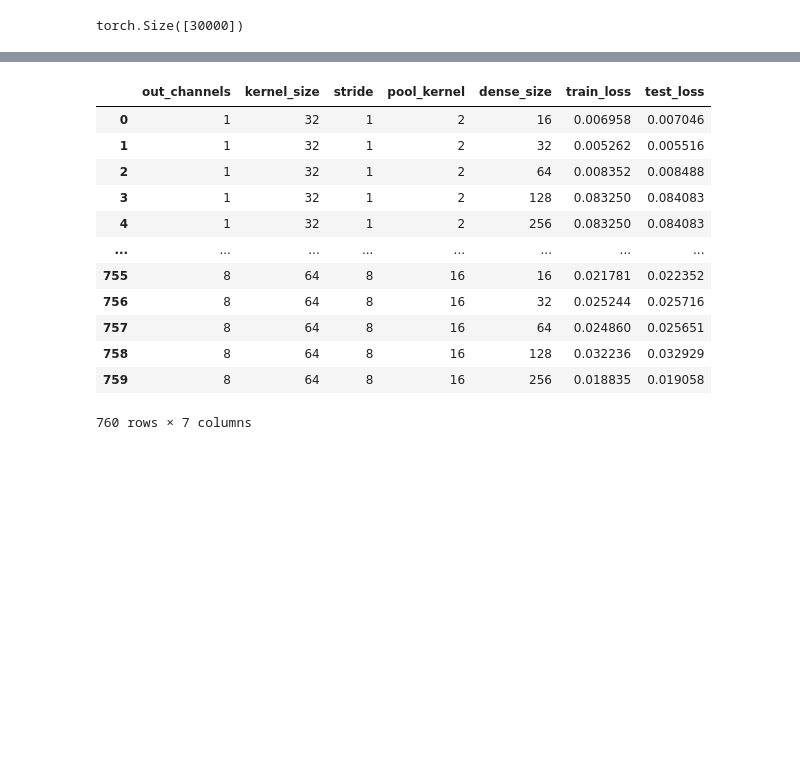
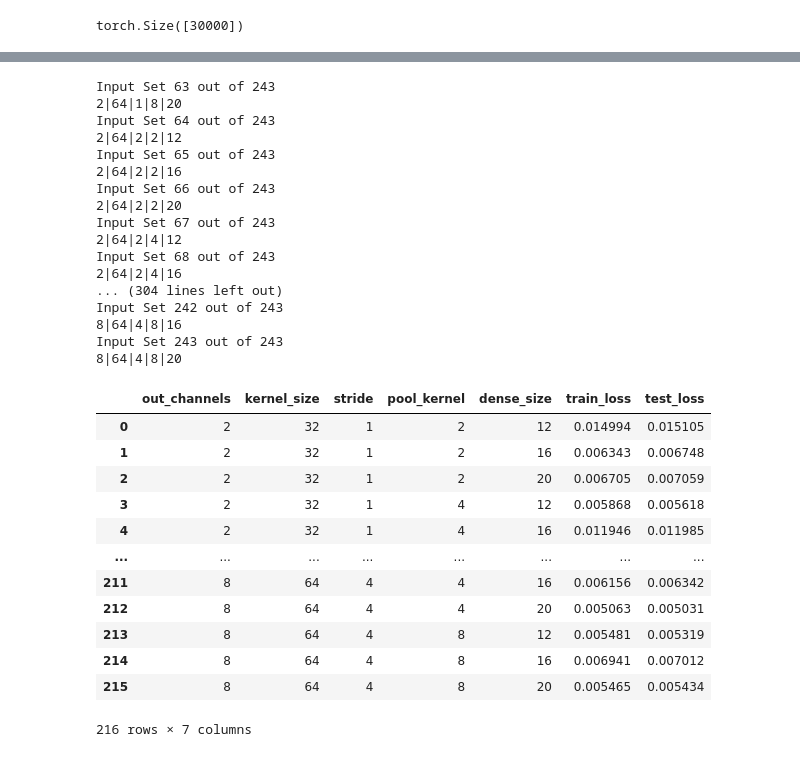
Before and after one commit to ncallahanml/baseline_networks, a Jupyter notebook: SineWaveGenerator.ipynb, the cells around one changed output, grey strips where cells are left out. Cells and saved outputs as stored; diff of their text form; code cells hidden in the pictures; blank space fills up the shorter version.

```diff
--- a/SineWaveGenerator.ipynb
+++ b/SineWaveGenerator.ipynb
@@ -458,17 +458,17 @@ def plot_loss(items, title='', step=1):
     plt.show()
     return
 # %%
-out_channelss = [1,2,4,8]
+out_channelss = [2,4,8]
 kernel_sizes = [32,48,64]
-strides = [1,2,4,8]
-pool_kernels = [2,4,8,16]
-dense_sizes = [16,32,64,128,256]
+strides = [1,2,4]
+pool_kernels = [2,4,8]
+dense_sizes = [12,16,20]
 
 total_i = np.prod((len(out_channelss), len(kernel_sizes), len(strides), len(pool_kernels), len(dense_sizes)))
 
 columns = ['out_channels','kernel_size','stride','pool_kernel','dense_size','train_loss','test_loss']
 rows = list()
-n_epochs = 6
+n_epochs = 30
 batch_size = 128
 for i, (out_channels, kernel_size, stride, pool_kernel, dense_size) in enumerate(itertools.product(out_channelss, kernel_sizes, strides, pool_kernels, dense_sizes)):
     if stride is None:
@@ -477,7 +477,7 @@ for i, (out_channels, kernel_size, stride, pool_kernel, dense_size) in enumerate
         continue
 
     print('Input Set', i + 1, 'out of', total_i, end='\n')
-    print(out_channels, kernel_size, stride, pool_kernel, sep='\n')
+    print(out_channels, kernel_size, stride, pool_kernel, dense_size, sep='|')
 
     model = SineCNN(
         train_dataset.shape[2] - 1,
@@ -495,14 +495,14 @@ for i, (out_channels, kernel_size, stride, pool_kernel, dense_size) in enumerate
             test_dataset,
             n_epochs=n_epochs,
             batch_size=batch_size,
-            test_full=True
+            test_full=True,
+            early_stop_patience=5,
         )
     except RuntimeError as re:
         print(re)
         continue
 
     train_loss, test_loss = zip(*items)
-    assert len(train_loss) == n_epochs
     train_loss = np.mean(train_loss[2:])
     test_loss = np.mean(test_loss[2:])
 
@@ -534,16 +534,33 @@ Input Set 3 out of 960
+Input Set 63 out of 243
+2|64|1|8|20
+Input Set 64 out of 243
+2|64|2|2|12
+Input Set 65 out of 243
+2|64|2|2|16
+Input Set 66 out of 243
+2|64|2|2|20
+Input Set 67 out of 243
+2|64|2|4|12
+Input Set 68 out of 243
+2|64|2|4|16
+... (304 lines left out)
+Input Set 242 out of 243
+8|64|4|8|16
+Input Set 243 out of 243
+8|64|4|8|20
 |  | out_channels | kernel_size | stride | pool_kernel | dense_size | train_loss | test_loss |
-| 0 | 1 | 32 | 1 | 2 | 16 | 0.006958 | 0.007046 |
-| 1 | 1 | 32 | 1 | 2 | 32 | 0.005262 | 0.005516 |
-| 2 | 1 | 32 | 1 | 2 | 64 | 0.008352 | 0.008488 |
-| 3 | 1 | 32 | 1 | 2 | 128 | 0.083250 | 0.084083 |
-| 4 | 1 | 32 | 1 | 2 | 256 | 0.083250 | 0.084083 |
+| 0 | 2 | 32 | 1 | 2 | 12 | 0.014994 | 0.015105 |
+| 1 | 2 | 32 | 1 | 2 | 16 | 0.006343 | 0.006748 |
+| 2 | 2 | 32 | 1 | 2 | 20 | 0.006705 | 0.007059 |
+| 3 | 2 | 32 | 1 | 4 | 12 | 0.005868 | 0.005618 |
+| 4 | 2 | 32 | 1 | 4 | 16 | 0.011946 | 0.011985 |
 | ... | ... | ... | ... | ... | ... | ... | ... |
-| 755 | 8 | 64 | 8 | 16 | 16 | 0.021781 | 0.022352 |
-| 756 | 8 | 64 | 8 | 16 | 32 | 0.025244 | 0.025716 |
-| 757 | 8 | 64 | 8 | 16 | 64 | 0.024860 | 0.025651 |
-| 758 | 8 | 64 | 8 | 16 | 128 | 0.032236 | 0.032929 |
-| 759 | 8 | 64 | 8 | 16 | 256 | 0.018835 | 0.019058 |
+| 211 | 8 | 64 | 4 | 4 | 16 | 0.006156 | 0.006342 |
+| 212 | 8 | 64 | 4 | 4 | 20 | 0.005063 | 0.005031 |
+| 213 | 8 | 64 | 4 | 8 | 12 | 0.005481 | 0.005319 |
+| 214 | 8 | 64 | 4 | 8 | 16 | 0.006941 | 0.007012 |
+| 215 | 8 | 64 | 4 | 8 | 20 | 0.005465 | 0.005434 |
-760 rows × 7 columns
+216 rows × 7 columns
 # %%
 for col in ['out_channels','kernel_size','stride','pool_kernel','dense_size']:
     plt.figure(figsize=(8,5))
```
Also changed, not shown: parts of 6 cells of this notebook, 1 other file.
